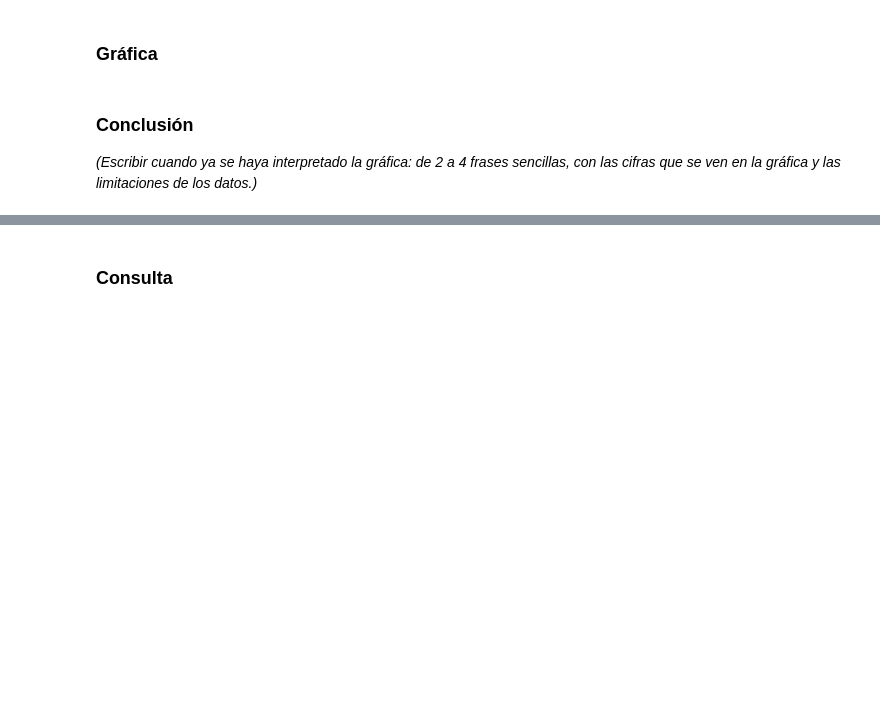
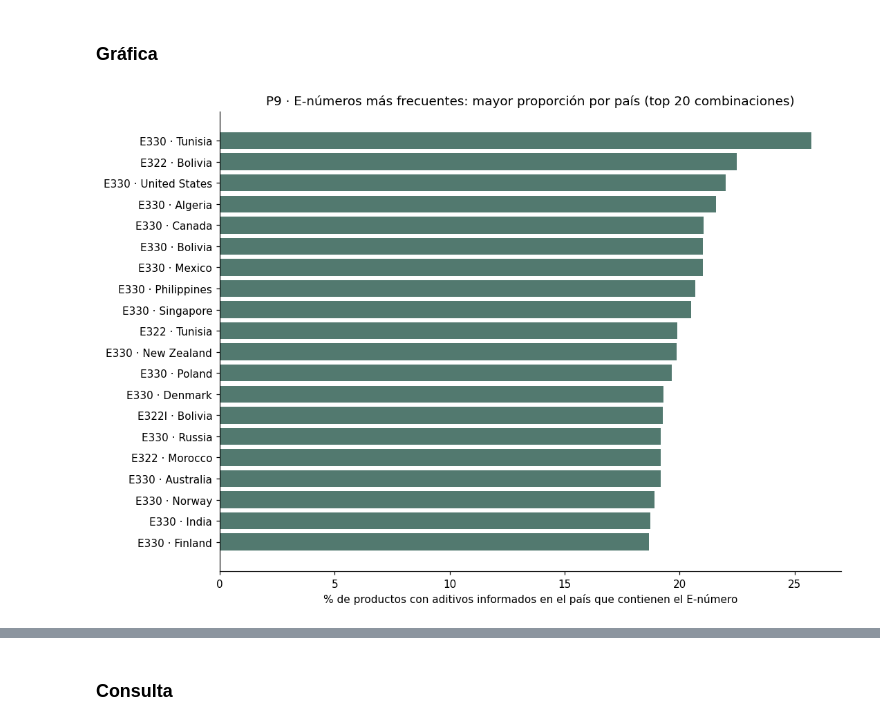
Before and after one commit to albertxestrada/BigData-OpenFoodFacts, a Jupyter notebook: src/client_consulta/consultas.ipynb, the cells around one changed output, grey strips where cells are left out. Drawn from its saved outputs; the diff is of its cells as text; code cells hidden in the pictures; blank space fills up the shorter version.

Commit message:
Desarrollo de preguntas 9-11
Por pregunta se agrego en el colab , la consulta, la tabla, y representación gráfica.

```diff
--- a/src/client_consulta/consultas.ipynb
+++ b/src/client_consulta/consultas.ipynb
@@ -762,0 +1038,14 @@ Limitaciones: se mide si el producto cumple el umbral, no si lo declara en la et
+# %%
+p9 = resultado.toPandas()
+p9["pais_nombre"] = p9.pais.str.replace(r"^[a-z]{2}:", "", regex=True).str.replace("-", " ").str.title()
+p9["aditivo_nombre"] = p9.aditivo.str.replace(r"^en:", "", regex=True).str.upper()
+
+assert (p9.n_productos_con_aditivo <= p9.n_productos_aditivos_informados).all()
+assert p9.pct_pais.between(0, 100).all()
+assert (p9.n_productos_aditivos_informados >= MIN_PRODUCTOS_PAIS_P9).all()
+
+print(f"E-números globales seleccionados: {', '.join(a.upper().replace('EN:', '') for a in top_aditivos_p9)}")
+print(f"Se muestran hasta {TOP_POR_PAIS_P9} por país; el denominador incluye productos con additives_n informado, también cero.")
+p9_tabla = p9.sort_values(["pct_pais", "n_global"], ascending=[False, False]).head(30)
+p9_tabla[["pais_nombre", "aditivo_nombre", "rank_en_pais", "n_productos_con_aditivo",
+          "n_productos_aditivos_informados", "pct_pais", "n_global"]].round(2)
@@ -770,4 +1075,14 @@ Limitaciones: se mide si el producto cumple el umbral, no si lo declara en la et
-# %% [markdown]
-### Conclusión
-
-_(Escribir cuando ya se haya interpretado la gráfica: de 2 a 4 frases sencillas, con las cifras que se ven en la gráfica y las limitaciones de los datos.)_
+# %%
+p9_grafica = p9.sort_values("pct_pais", ascending=False).head(20).sort_values("pct_pais")
+etiquetas_p9 = p9_grafica.aditivo_nombre + " · " + p9_grafica.pais_nombre
+
+fig, ax = plt.subplots(figsize=(10, 7))
+ax.barh(etiquetas_p9, p9_grafica.pct_pais, color="#52796f")
+ax.set_xlabel("% de productos con aditivos informados en el país que contienen el E-número")
+ax.set_ylabel("")
+ax.set_title("P9 · E-números más frecuentes: mayor proporción por país (top 20 combinaciones)")
+plt.tight_layout()
+plt.savefig("figuras/p09_aditivos_pais.png")
+plt.show()
+# %% [output]
+[figure, added]
```
Also changed, not shown: parts of 48 cells of this notebook.
